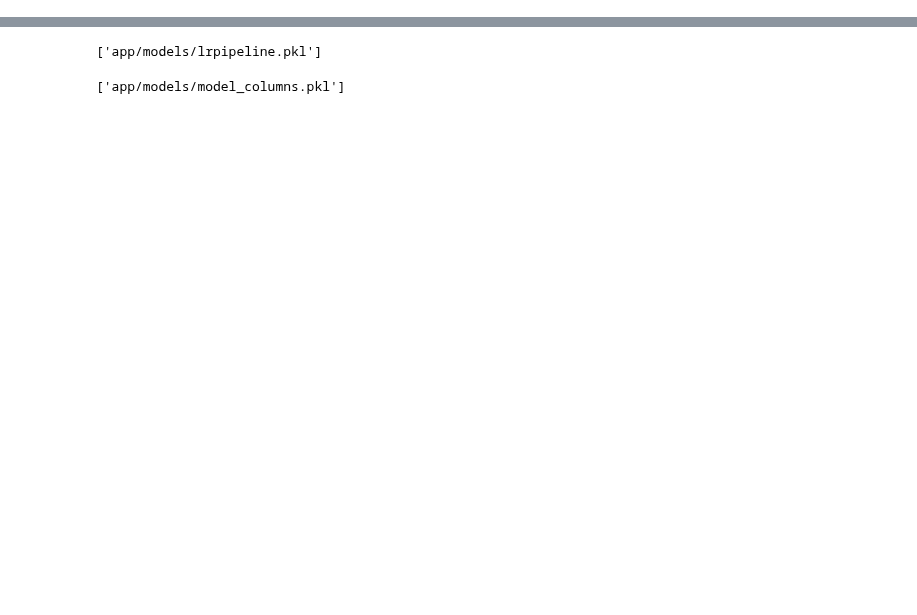
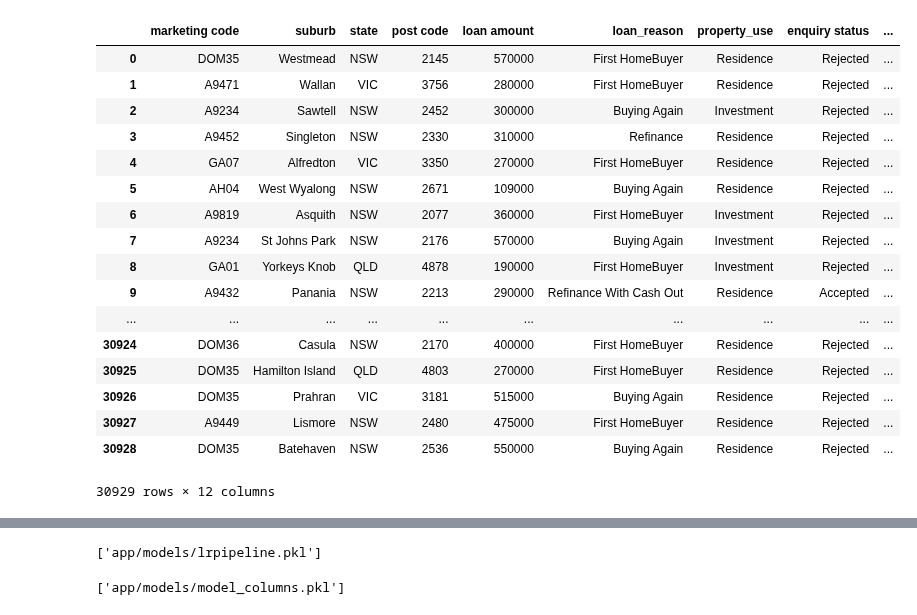
Before and after one commit to MagicMike90/customer-interest, a Jupyter notebook: enquiry_pipeline.ipynb, the cells around one changed output, grey strips where cells are left out. Drawn from its saved outputs; the diff is of its cells as text; code cells hidden in the pictures; blank space fills up the shorter version.

```diff
--- a/enquiry_pipeline.ipynb
+++ b/enquiry_pipeline.ipynb
@@ -46,7 +45,3 @@ df = df[~df[target].isin(['In Progress','Just Received'])]
-# %%
-df['Enquired'] = pd.DatetimeIndex(df['Enquired'])
-df['Loan Amount'] = df['Loan Amount'].astype(int)
-df['Post Code'] = df['Post Code'].astype(int)
 # %%
 print("Shape of data frame: {}".format(df.shape))
 print("Keys of enquiries_dataset: \n{}".format(df.keys()))
@@ -72,0 +97,10 @@ dtype: object
+# %%
+def changeDateType(df):
+
+    df['enquired'] = pd.DatetimeIndex(df['enquired'])
+    df['loan amount'] = df['loan amount'].astype(int)
+    df['post code'] = df['post code'].astype(int)
+    return df
+
+df = changeDateType(df)
+print("data ytpes of enquiries_dataset: \n{}".format(df.dtypes))
@@ -77,14 +123,20 @@ from dateutil.parser import parse
 # filter years
 start_date = '2017-01-01'
 end_date = '2017-12-31'
-mask = (df['Enquired'] > start_date) & (df['Enquired'] <= end_date)
+mask = (df['enquired'] > start_date) & (df['enquired'] <= end_date)
 df = df.loc[mask].reset_index(drop=True)
 
-# remove Year feature since it is not important (show below random forest)
-# data_set['Year'] = data_set['Enquired'].dt.year
-df['Month'] = df['Enquired'].dt.month
-df['Day'] = df['Enquired'].dt.day
-df['Hour'] = df['Enquired'].dt.hour
-df['Weekday'] = df['Enquired'].dt.weekday_name
 
-df = df.loc[:,df.columns != 'Enquired']
+
+def getDetailDate(df):
+    # remove Year feature since it is not important (show below random forest)
+    # data_set['Year'] = data_set['Enquired'].dt.year
+    df['month'] = df['enquired'].dt.month
+    df['day'] = df['enquired'].dt.day
+    df['hour'] = df['enquired'].dt.hour
+    df['weekday'] = df['enquired'].dt.weekday_name
+
+    df = df.loc[:,df.columns != 'enquired']
+    return df
+
+df = getDetailDate(df)
@@ -118 +143,22 @@ selected encoded_columns:
+# %%
+df
+# %% [output]
+|  | marketing code | suburb | state | post code | loan amount | loan_reason | property_use | enquiry status | ... |
+| 0 | DOM35 | Westmead | NSW | 2145 | 570000 | First HomeBuyer | Residence | Rejected | ... |
+| 1 | A9471 | Wallan | VIC | 3756 | 280000 | First HomeBuyer | Residence | Rejected | ... |
+| 2 | A9234 | Sawtell | NSW | 2452 | 300000 | Buying Again | Investment | Rejected | ... |
+| 3 | A9452 | Singleton | NSW | 2330 | 310000 | Refinance | Residence | Rejected | ... |
+| 4 | GA07 | Alfredton | VIC | 3350 | 270000 | First HomeBuyer | Residence | Rejected | ... |
+| 5 | AH04 | West Wyalong | NSW | 2671 | 109000 | Buying Again | Residence | Rejected | ... |
+| 6 | A9819 | Asquith | NSW | 2077 | 360000 | First HomeBuyer | Investment | Rejected | ... |
+| 7 | A9234 | St Johns Park | NSW | 2176 | 570000 | Buying Again | Investment | Rejected | ... |
+| 8 | GA01 | Yorkeys Knob | QLD | 4878 | 190000 | First HomeBuyer | Investment | Rejected | ... |
+| 9 | A9432 | Panania | NSW | 2213 | 290000 | Refinance With Cash Out | Residence | Accepted | ... |
+| ... | ... | ... | ... | ... | ... | ... | ... | ... | ... |
+| 30924 | DOM36 | Casula | NSW | 2170 | 400000 | First HomeBuyer | Residence | Rejected | ... |
+| 30925 | DOM35 | Hamilton Island | QLD | 4803 | 270000 | First HomeBuyer | Residence | Rejected | ... |
+| 30926 | DOM35 | Prahran | VIC | 3181 | 515000 | Buying Again | Residence | Rejected | ... |
+| 30927 | A9449 | Lismore | NSW | 2480 | 475000 | First HomeBuyer | Residence | Rejected | ... |
+| 30928 | DOM35 | Batehaven | NSW | 2536 | 550000 | Buying Again | Residence | Rejected | ... |
+30929 rows × 12 columns
 # %%
```
Also changed, not shown: parts of 34 cells of this notebook, 3 other files.
